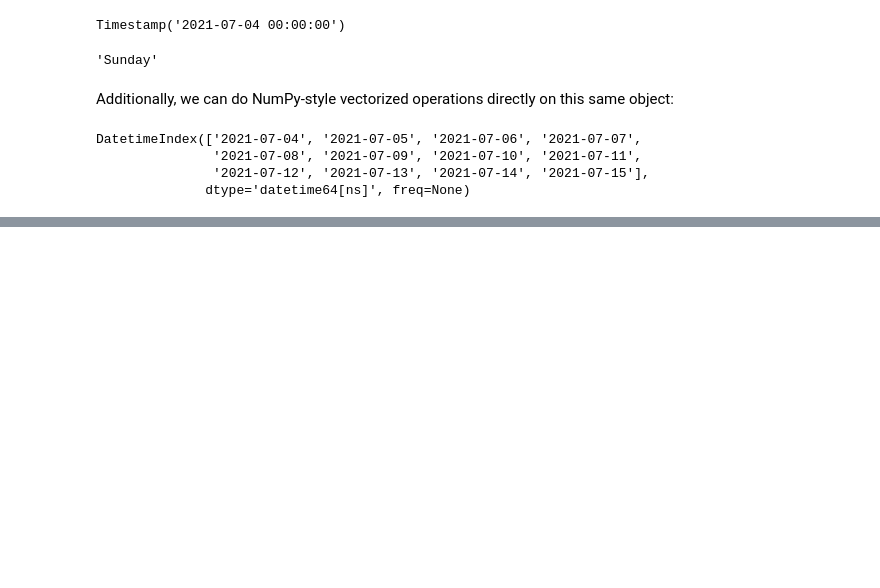
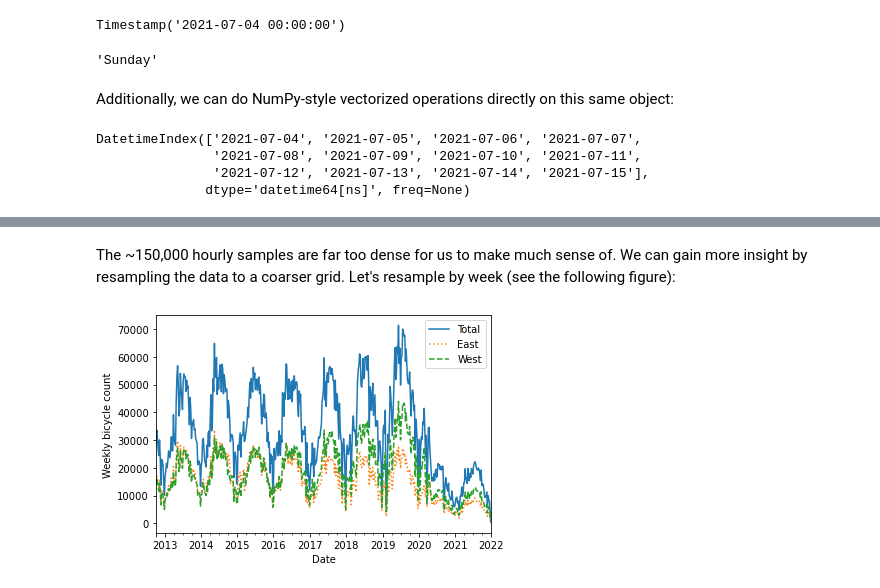
Before and after one commit to f0anits1o/Python-Data-Analysis, a Jupyter notebook: pandas2.ipynb, the cells around one changed output, grey strips where cells are left out. Cells and saved outputs as stored; diff of their text form; code cells hidden in the pictures; blank space fills up the shorter version.

```diff
--- a/pandas2.ipynb
+++ b/pandas2.ipynb
@@ -3186,0 +3406,10 @@ DatetimeIndex(['2021-07-04', '2021-07-05', '2021-07-06', '2021-07-07',
+# %% [markdown]
+The ~150,000 hourly samples are far too dense for us to make much sense of.
+We can gain more insight by resampling the data to a coarser grid.
+Let's resample by week (see the following figure):
+# %%
+weekly = data.resample('W').sum()
+weekly.plot(style=['-', ':', '--'])
+plt.ylabel('Weekly bicycle count');
+# %% [output]
+[figure, added]
```
Also changed, not shown: parts of 52 cells of this notebook.
